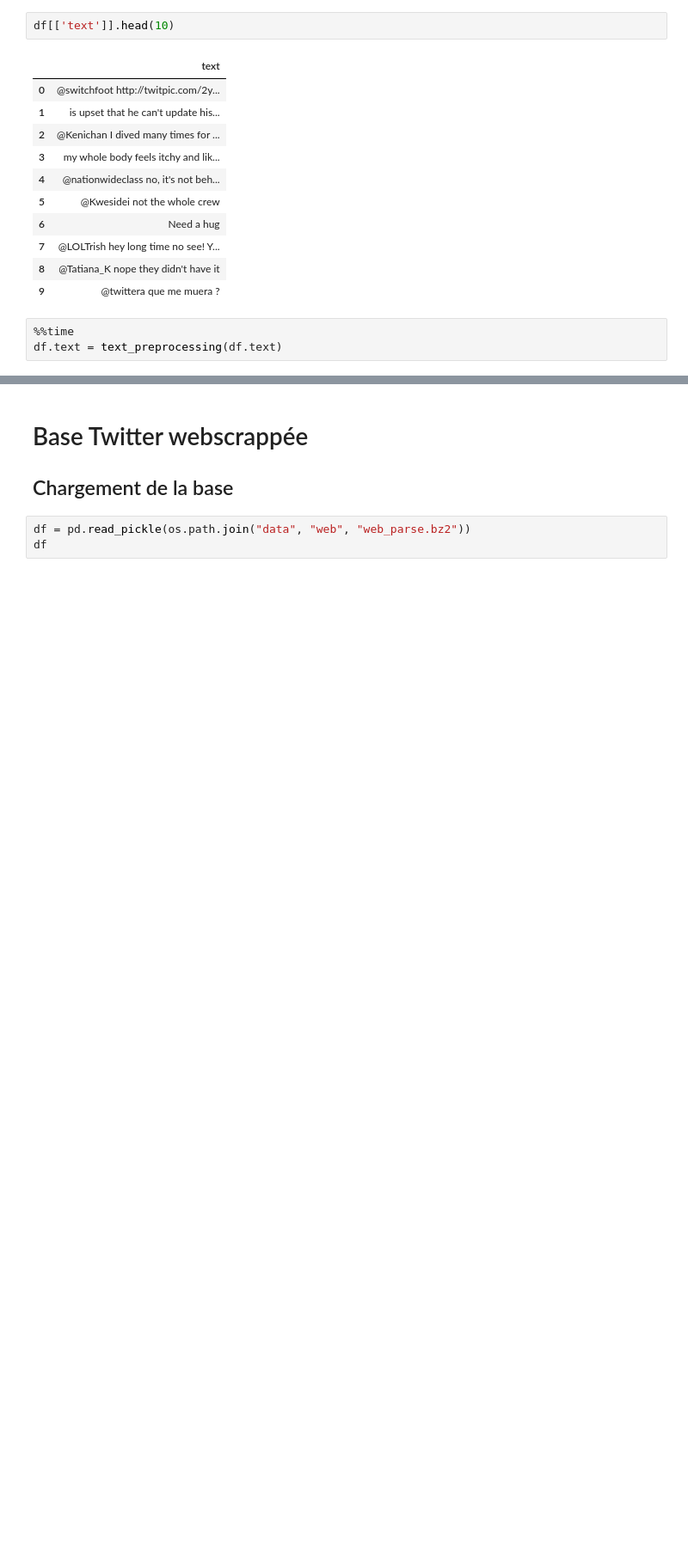
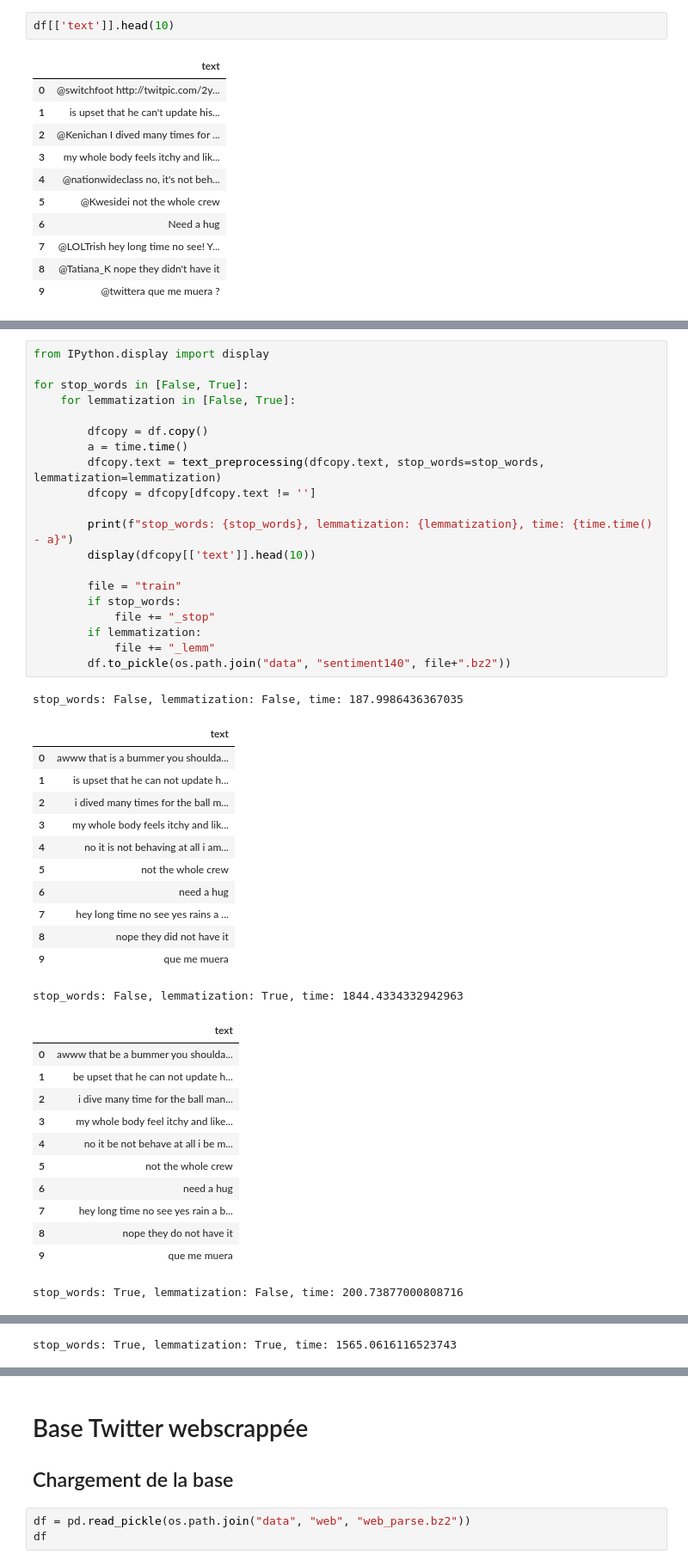
Before and after one commit to baptiste-pasquier/data_2A, a Jupyter notebook: preprocessing.ipynb, the cells around one changed output, grey strips where cells are left out. Shown at 86% size. Saved outputs shown, nothing was run; the diff lists cells and outputs as text; blank space fills up the shorter version.

Commit message:
preprocessing improvement

```diff
--- a/preprocessing.ipynb
+++ b/preprocessing.ipynb
@@ -121,6 +127,3 @@ df[['text']].head(10)
 | 7 | @LOLTrish hey long time no see! Y... |
 | 8 | @Tatiana_K nope they didn't have it |
 | 9 | @twittera que me muera ? |
-# %%
-%%time
-df.text = text_preprocessing(df.text)
@@ -148,0 +130,46 @@ Wall time: 13.1 s
+# %%
+from IPython.display import display
+
+for stop_words in [False, True]:
+    for lemmatization in [False, True]:
+
+        dfcopy = df.copy()
+        a = time.time()
+        dfcopy.text = text_preprocessing(dfcopy.text, stop_words=stop_words, lemmatization=lemmatization)
+        dfcopy = dfcopy[dfcopy.text != '']
+
+        print(f"stop_words: {stop_words}, lemmatization: {lemmatization}, time: {time.time() - a}")
+        display(dfcopy[['text']].head(10))
+
+        file = "train"
+        if stop_words:
+            file += "_stop"
+        if lemmatization:
+            file += "_lemm"
+        df.to_pickle(os.path.join("data", "sentiment140", file+".bz2"))
+# %% [output]
+stop_words: False, lemmatization: False, time: 187.9986436367035
+|  | text |
+| 0 | awww that is a bummer you shoulda... |
+| 1 | is upset that he can not update h... |
+| 2 | i dived many times for the ball m... |
+| 3 | my whole body feels itchy and lik... |
+| 4 | no it is not behaving at all i am... |
+| 5 | not the whole crew |
+| 6 | need a hug |
+| 7 | hey long time no see yes rains a ... |
+| 8 | nope they did not have it |
+| 9 | que me muera |
+stop_words: False, lemmatization: True, time: 1844.4334332942963
+|  | text |
+| 0 | awww that be a bummer you shoulda... |
+| 1 | be upset that he can not update h... |
+| 2 | i dive many time for the ball man... |
+| 3 | my whole body feel itchy and like... |
+| 4 | no it be not behave at all i be m... |
+| 5 | not the whole crew |
+| 6 | need a hug |
+| 7 | hey long time no see yes rain a b... |
+| 8 | nope they do not have it |
+| 9 | que me muera |
+stop_words: True, lemmatization: False, time: 200.73877000808716
@@ -148,0 +187 @@ Wall time: 13.1 s
+stop_words: True, lemmatization: True, time: 1565.0616116523743
```
Also changed, not shown: parts of 14 cells of this notebook, 12 other files.
